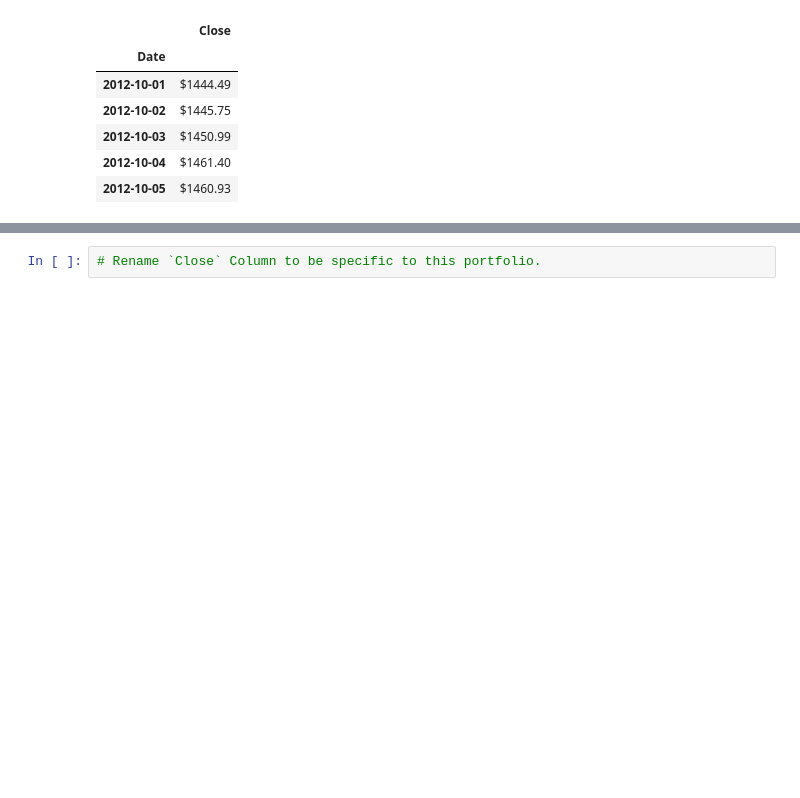
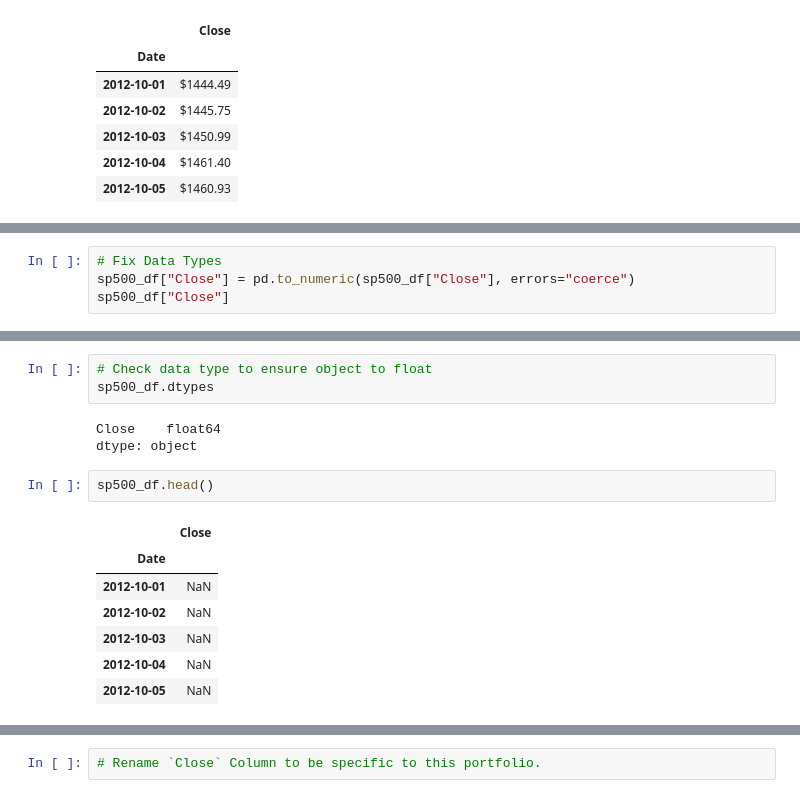
Before and after one commit to mmfsb/Pandas_Homework, a Jupyter notebook: Whale/whale_analysis.ipynb, the cells around one changed output, grey strips where cells are left out. Drawn from its saved outputs; the diff is of its cells as text; blank space fills up the shorter version.

Commit message:
working on fixing data types

```diff
--- a/Whale/whale_analysis.ipynb
+++ b/Whale/whale_analysis.ipynb
@@ -132,0 +133,4 @@ sp500_df.head()
+# %%
+# Fix Data Types
+sp500_df["Close"] = pd.to_numeric(sp500_df["Close"], errors="coerce")
+sp500_df["Close"]
@@ -133,2 +151,18 @@ sp500_df.head()
+# %%
+# Check data type to ensure object to float
+sp500_df.dtypes
+# %% [output]
+Close    float64
+dtype: object
+# %%
+sp500_df.head()
+# %% [output]
+|  | Close |
+| Date |  |
+| 2012-10-01 | NaN |
+| 2012-10-02 | NaN |
+| 2012-10-03 | NaN |
+| 2012-10-04 | NaN |
+| 2012-10-05 | NaN |
 # %%
 # Calculate Daily Returns
```
Also changed, not shown: parts of 6 cells of this notebook, 3 other files.
